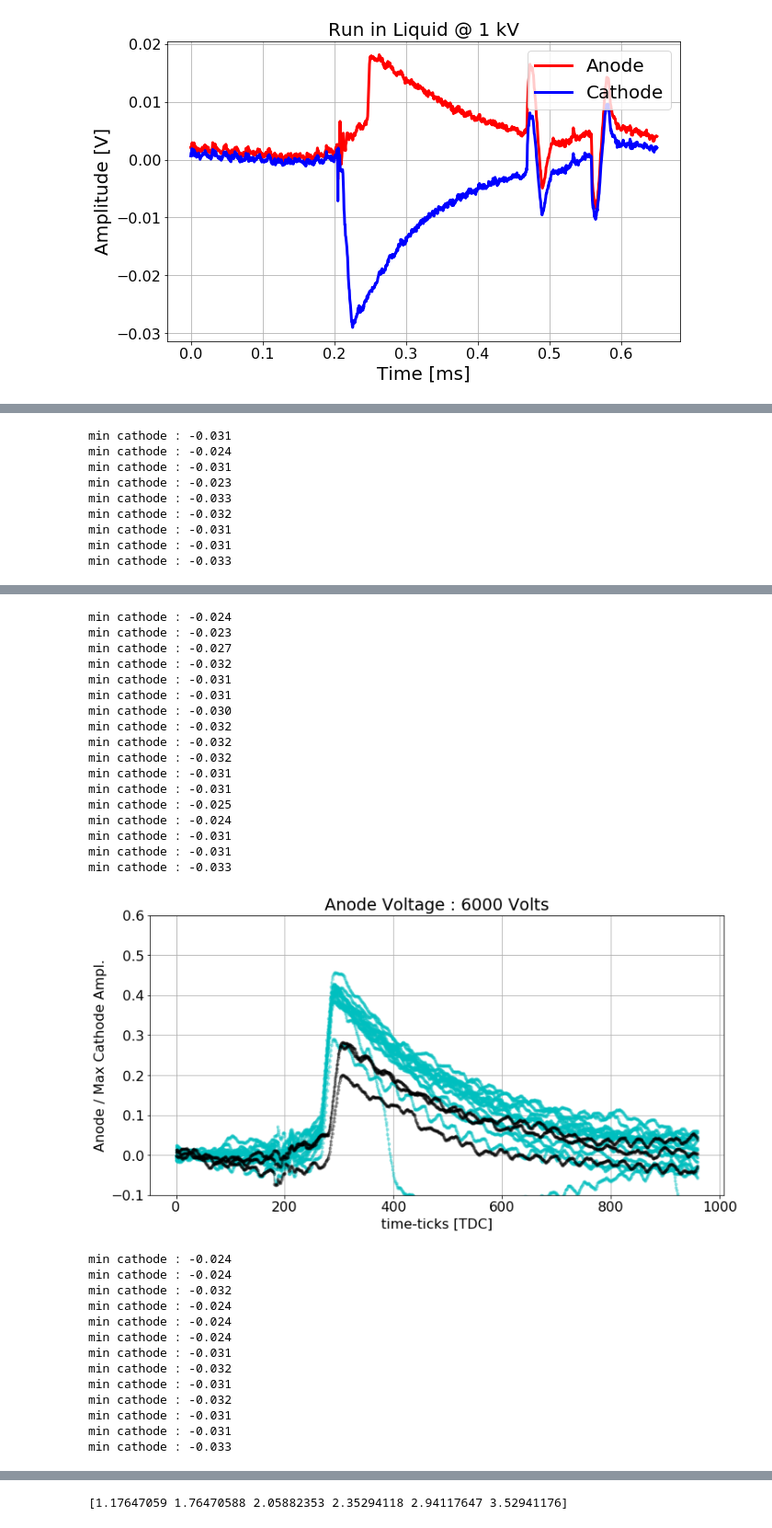
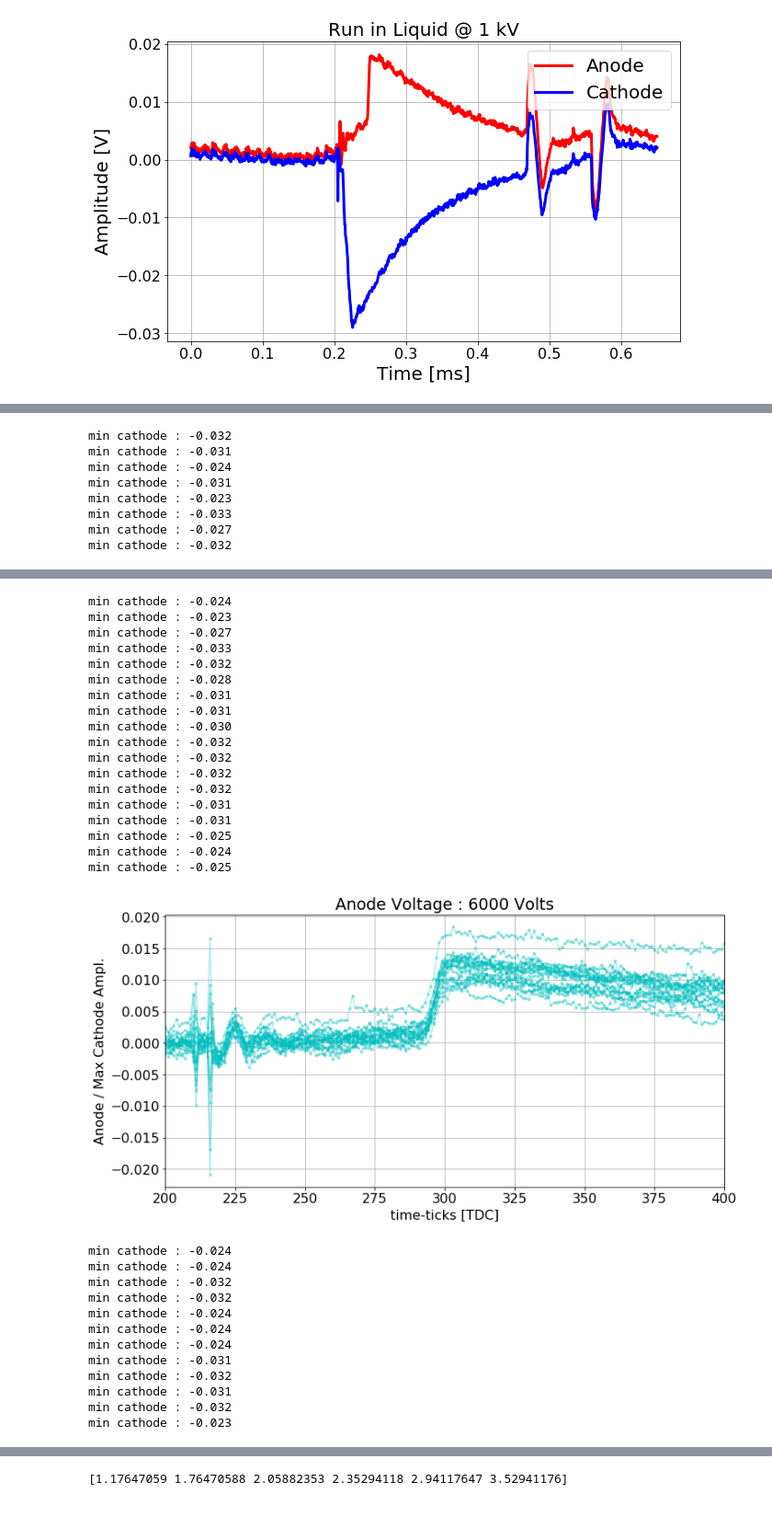
Before and after one commit to davidc1/PrM, a Jupyter notebook: WFdisplay.ipynb, the cells around one changed output, grey strips where cells are left out. Shown at 92% size. Cells and saved outputs as stored; diff of their text form; code cells hidden in the pictures.

```diff
--- a/WFdisplay.ipynb
+++ b/WFdisplay.ipynb
@@ -358,9 +359,10 @@ for voltage,waveformsA in WF_A_D.items():
         waveformC = waveformsC[i]
 
         mincathode = np.min(waveformC)
-        waveformAR = waveformA/(-mincathode)
+        #waveformAR = waveformA/(-mincathode)
+        waveformAR = waveformA
 
-        waveformAR = SMOOTH(waveformAR,10)
+        #waveformAR = SMOOTH(waveformAR,10)
 
         # skip weird waveforms
         if (np.average(waveformAR[-100:-1]) > 0.2):
@@ -373,10 +375,14 @@ for voltage,waveformsA in WF_A_D.items():
         if (wfctr==0):
             wfctr += 1
             plt.plot(waveformAR,color=color_v[ctr],marker='.',alpha=0.3,label='%i Volts'%voltage)#,label='Cathode',alpha=0.5)
+            #plt.plot(waveformC,color=color_v[ctr],marker='.',alpha=0.3,label='%i Volts'%voltage)
             #plt.plot(waveformC,color=color_v[ctr],marker='.',alpha=0.1)#,label='Anode',alpha=0.5)
         else:
             plt.plot(waveformAR,color=color_v[ctr],marker='.',alpha=0.3)#,label='Cathode',alpha=0.5)
+            #plt.plot(waveformC,color=color_v[ctr],marker='.',alpha=0.3)
             #plt.plot(waveformC,color=color_v[ctr],marker='.',alpha=0.1)#,label='Anode',alpha=0.5)
+
+    #continue
 
     #if (voltage == 2000):
     #    continue
@@ -386,13 +392,17 @@ for voltage,waveformsA in WF_A_D.items():
 
     wfctr = 0
 
+    #continue
+
     for i, waveformA in enumerate(waveformsA):
+
+        continue
 
 
         waveformC = waveformsC[i]
 
         mincathode = np.min(waveformC)
-        waveformAR = waveformA/(-mincathode)
+        waveformAR = waveformA#/(-mincathode)
 
         waveformAR = SMOOTH(waveformAR,10)
 
@@ -407,9 +417,11 @@ for voltage,waveformsA in WF_A_D.items():
         if (wfctr==0):
             wfctr += 1
             plt.plot(waveformAR,color='k',marker='.',alpha=0.3,label='%i Volts'%voltage)#,label='Cathode',alpha=0.5)
+            #plt.plot(waveformC,color='k',marker='.',alpha=0.3,label='%i Volts'%voltage)
             #plt.plot(waveformC,color=color_v[ctr],marker='.',alpha=0.1)#,label='Anode',alpha=0.5)
         else:
             plt.plot(waveformAR,color='k',marker='.',alpha=0.3)#,label='Cathode',alpha=0.5)
+            #plt.plot(waveformC,color='k',marker='.',alpha=0.3)
             #plt.plot(waveformC,color=color_v[ctr],marker='.',alpha=0.1)#,label='Anode',alpha=0.5)
 
 
@@ -417,19 +429,19 @@ for voltage,waveformsA in WF_A_D.items():
 
     plt.grid()
     #plt.ylim([-0.035,0.035])
-    plt.ylim([-0.1,0.6])
+    #plt.ylim([-0.1,0.6])
+    plt.xlim([200,400])
     plt.xlabel('time-ticks [TDC]')
     plt.ylabel('Anode / Max Cathode Ampl.')
     plt.title('Anode Voltage : %i Volts'%voltage)
     #plt.legend(loc=2,fontsize=16)
     plt.show()
 # %% [output]
+min cathode : -0.032
 min cathode : -0.031
 min cathode : -0.024
 min cathode : -0.031
 min cathode : -0.023
 min cathode : -0.033
+min cathode : -0.027
 min cathode : -0.032
-min cathode : -0.031
-min cathode : -0.031
-min cathode : -0.033
@@ -437,23 +449,25 @@ min cathode : -0.033
 min cathode : -0.024
 min cathode : -0.023
 min cathode : -0.027
+min cathode : -0.033
 min cathode : -0.032
+min cathode : -0.028
 min cathode : -0.031
 min cathode : -0.031
 min cathode : -0.030
+min cathode : -0.032
 min cathode : -0.032
 min cathode : -0.032
 min cathode : -0.032
 min cathode : -0.031
 min cathode : -0.031
 min cathode : -0.025
 min cathode : -0.024
-min cathode : -0.031
-min cathode : -0.031
-min cathode : -0.033
+min cathode : -0.025
-[figure, old version]
+[figure, new version]
 min cathode : -0.024
 min cathode : -0.024
+min cathode : -0.032
 min cathode : -0.032
 min cathode : -0.024
 min cathode : -0.024
@@ -462,6 +476,4 @@ min cathode : -0.031
 min cathode : -0.032
 min cathode : -0.031
 min cathode : -0.032
-min cathode : -0.031
-min cathode : -0.031
-min cathode : -0.033
+min cathode : -0.023
```
Also changed, not shown: parts of 14 cells of this notebook, 2 other files.
